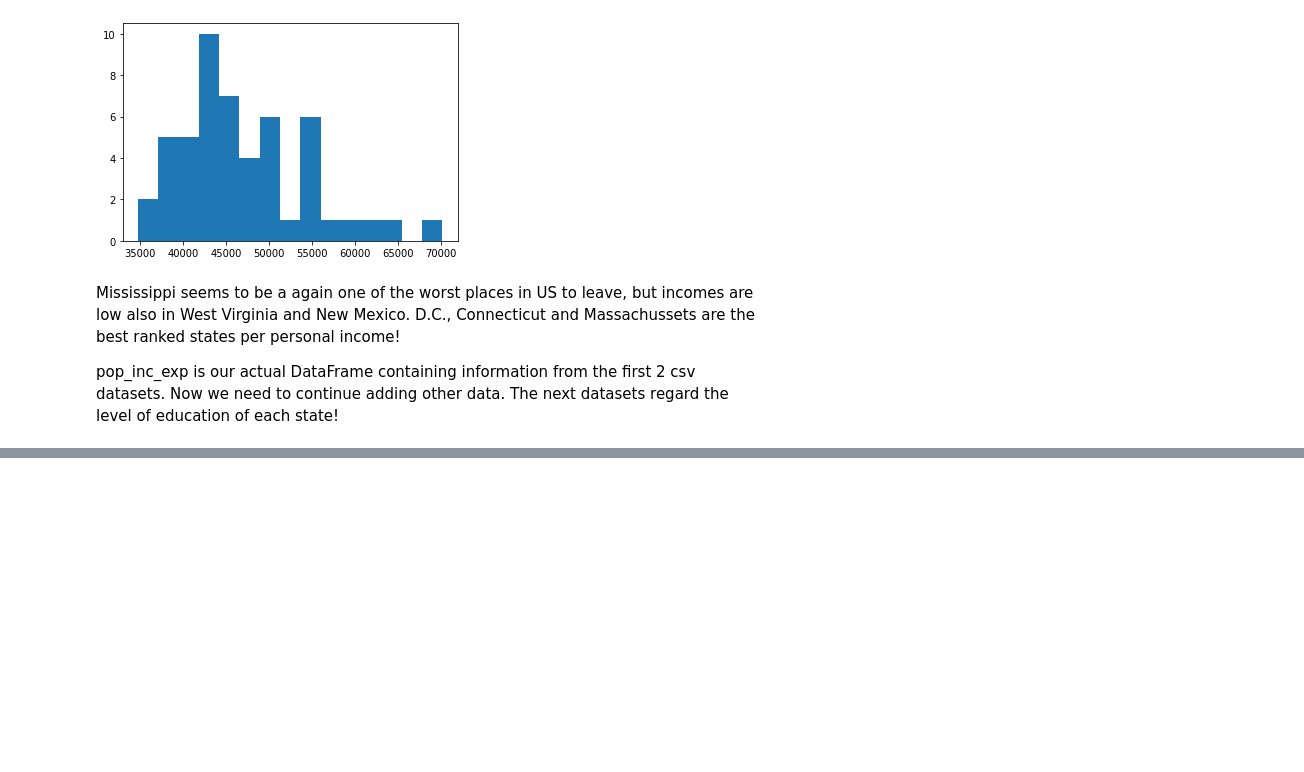
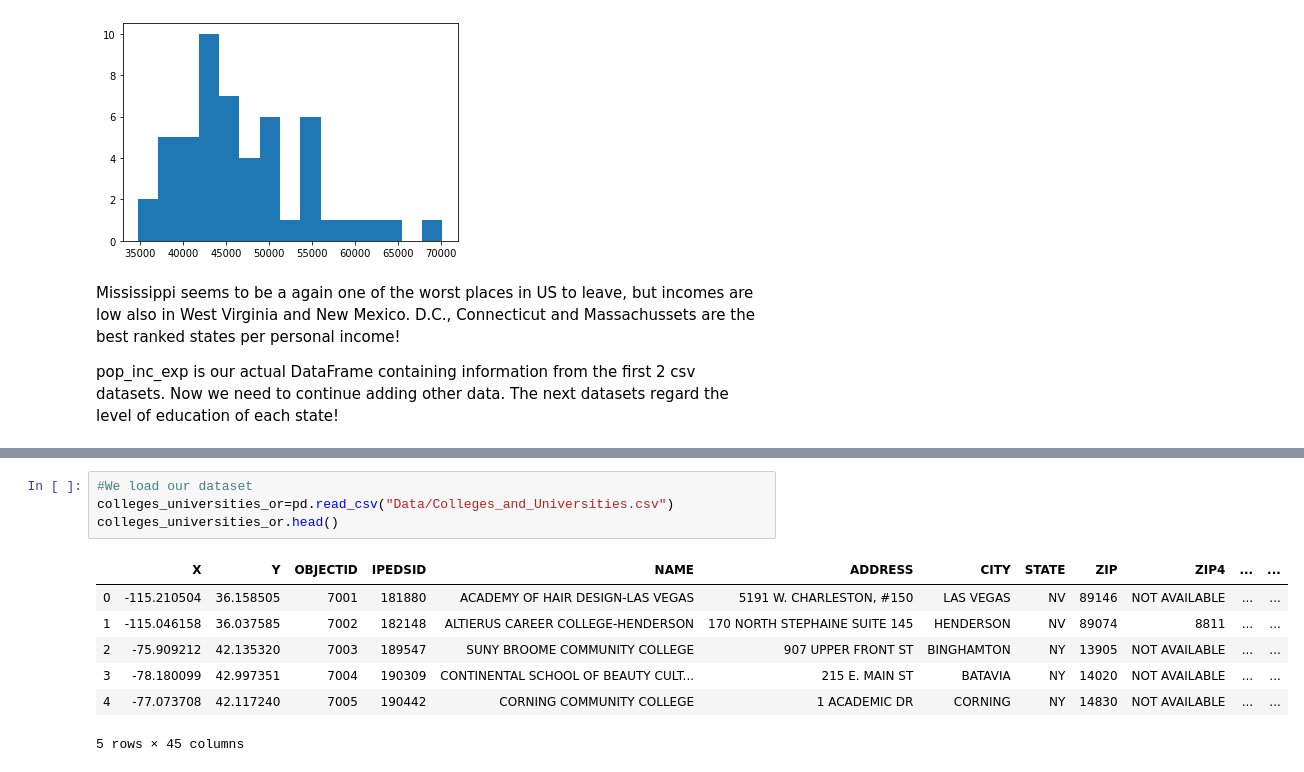
Before and after one commit to steber97/RecursionFairies_AdaProject, a Jupyter notebook: csv_datasets.ipynb, the cells around one changed output, grey strips where cells are left out. Drawn from its saved outputs; the diff is of its cells as text; blank space fills up the shorter version.

Commit message:
Loaded and analysed the first dataset about education

```diff
--- a/csv_datasets.ipynb
+++ b/csv_datasets.ipynb
@@ -401,0 +406,12 @@ pop_inc_exp is our actual DataFrame containing information from the first 2 csv
+# %%
+#We load our dataset
+colleges_universities_or=pd.read_csv("Data/Colleges_and_Universities.csv")
+colleges_universities_or.head()
+# %% [output]
+|  | X | Y | OBJECTID | IPEDSID | NAME | ADDRESS | CITY | STATE | ZIP | ZIP4 | ... | ... |
+| 0 | -115.210504 | 36.158505 | 7001 | 181880 | ACADEMY OF HAIR DESIGN-LAS VEGAS | 5191 W. CHARLESTON, #150 | LAS VEGAS | NV | 89146 | NOT AVAILABLE | ... | ... |
+| 1 | -115.046158 | 36.037585 | 7002 | 182148 | ALTIERUS CAREER COLLEGE-HENDERSON | 170 NORTH STEPHAINE SUITE 145 | HENDERSON | NV | 89074 | 8811 | ... | ... |
+| 2 | -75.909212 | 42.135320 | 7003 | 189547 | SUNY BROOME COMMUNITY COLLEGE | 907 UPPER FRONT ST | BINGHAMTON | NY | 13905 | NOT AVAILABLE | ... | ... |
+| 3 | -78.180099 | 42.997351 | 7004 | 190309 | CONTINENTAL SCHOOL OF BEAUTY CULT... | 215 E. MAIN ST | BATAVIA | NY | 14020 | NOT AVAILABLE | ... | ... |
+| 4 | -77.073708 | 42.117240 | 7005 | 190442 | CORNING COMMUNITY COLLEGE | 1 ACADEMIC DR | CORNING | NY | 14830 | NOT AVAILABLE | ... | ... |
+5 rows × 45 columns
```
Also changed, not shown: parts of 12 cells of this notebook, 2 other files.
